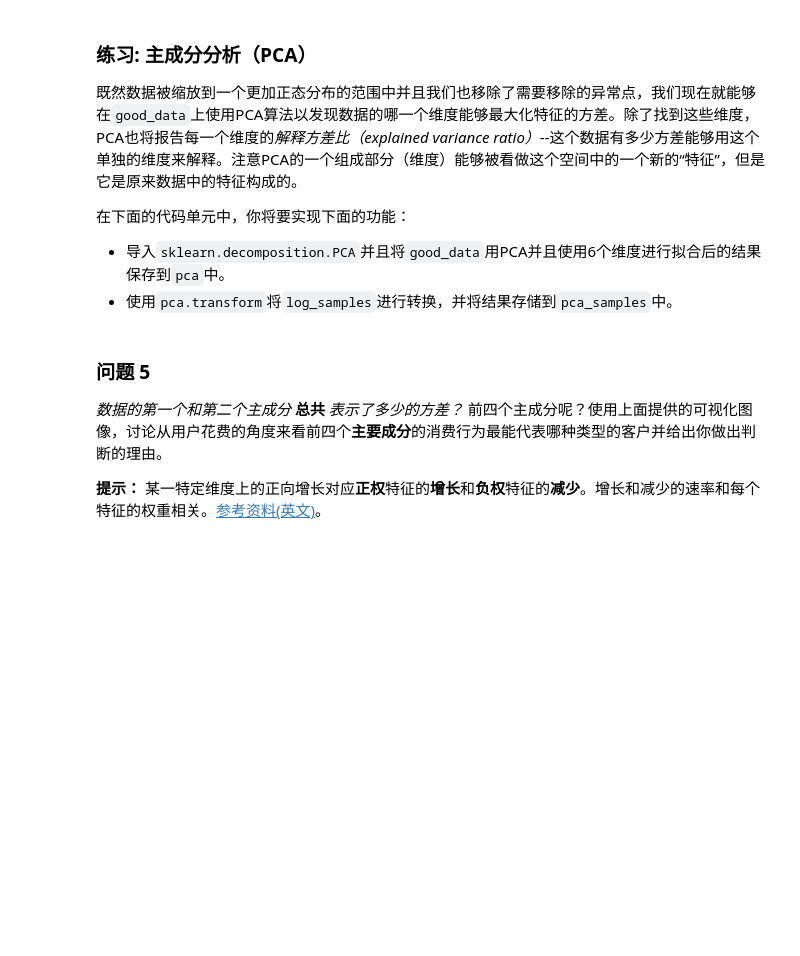
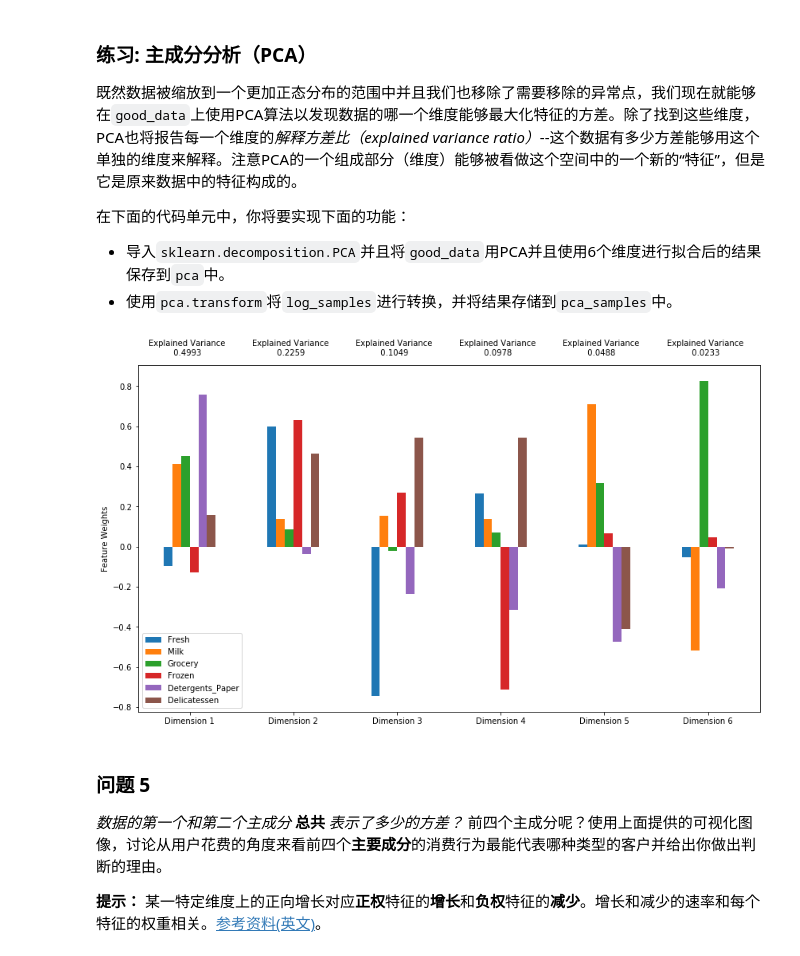
Before and after one commit to aesne/creating_customer_segments, a Jupyter notebook: customer_segments.ipynb, the cells around one changed output. Drawn from its saved outputs; the diff is of its cells as text; code cells hidden in the pictures; blank space fills up the shorter version.

```diff
--- a/customer_segments.ipynb
+++ b/customer_segments.ipynb
@@ -321,13 +321,17 @@ Data points considered outliers for the feature 'Delicatessen':
  - 使用`pca.transform`将`log_samples`进行转换，并将结果存储到`pca_samples`中。
 # %%
 # TODO：通过在good data上使用PCA，将其转换成和当前特征数一样多的维度
-pca = None
+from sklearn.decomposition import PCA
+pca = PCA(6)
+pca = pca.fit(good_data)
 
 # TODO：使用上面的PCA拟合将变换施加在log_samples上
-pca_samples = None
+pca_samples = pca.transform(log_samples)
 
 # 生成PCA的结果图
 pca_results = vs.pca_results(good_data, pca)
+# %% [output]
+[figure, added]
 # %% [markdown]
 ### 问题 5
 *数据的第一个和第二个主成分* **总共** *表示了多少的方差？*  前四个主成分呢？使用上面提供的可视化图像，讨论从用户花费的角度来看前四个**主要成分**的消费行为最能代表哪种类型的客户并给出你做出判断的理由。
```
Also changed, not shown: parts of 7 cells of this notebook.
